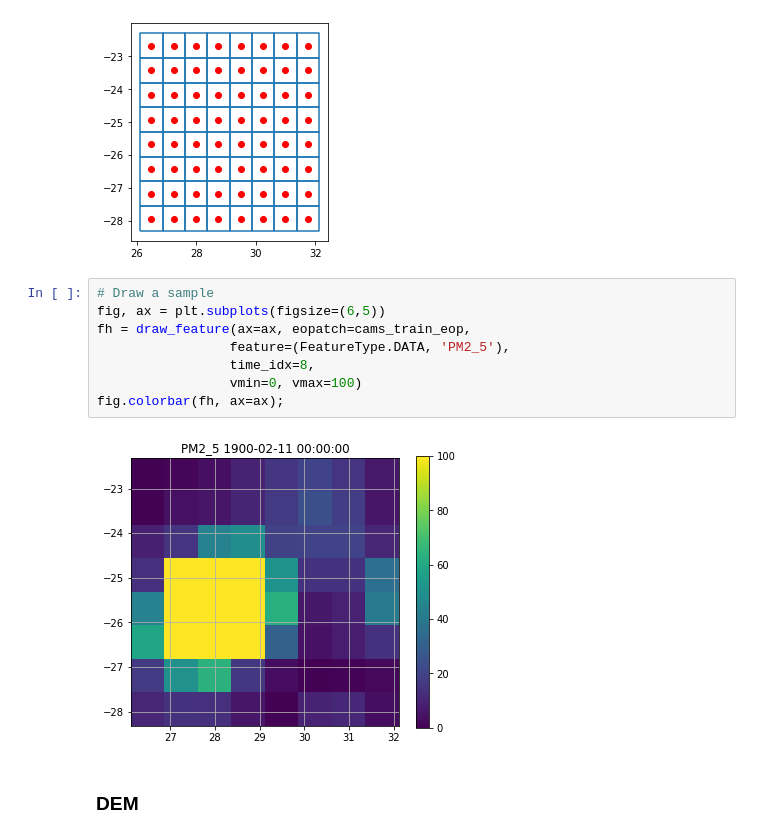
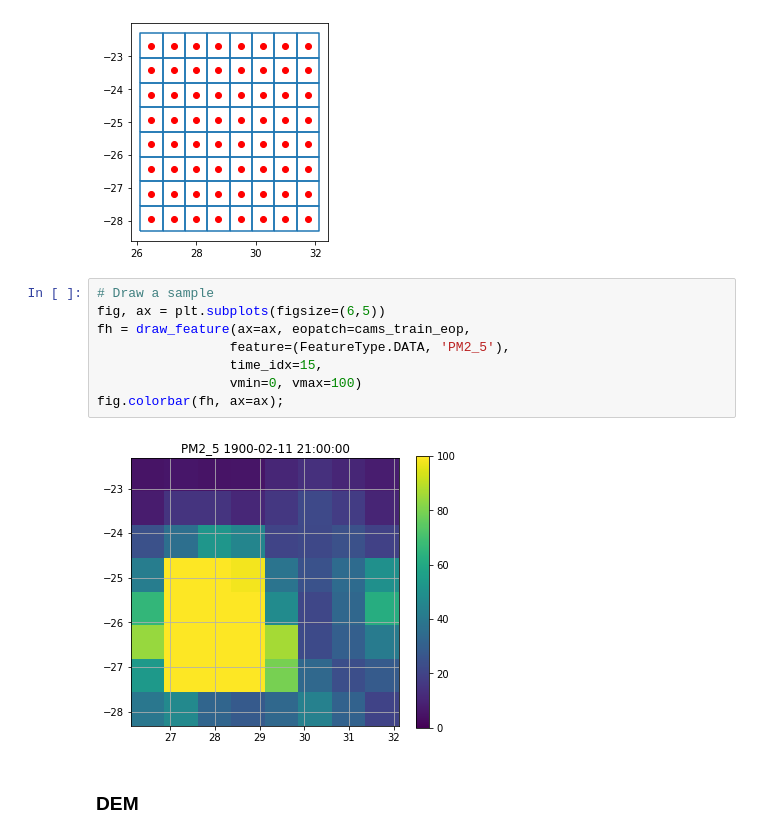
Before and after one commit to masawdah/air_quality, a Jupyter notebook: train_PM25.ipynb, the cells around one changed output. Cells and saved outputs as stored; diff of their text form.

```diff
--- a/train_PM25.ipynb
+++ b/train_PM25.ipynb
@@ -96,13 +97,13 @@ plt.show()
 # %%
 # Draw a sample
 fig, ax = plt.subplots(figsize=(6,5))
 fh = draw_feature(ax=ax, eopatch=cams_train_eop,
                  feature=(FeatureType.DATA, 'PM2_5'),
-                 time_idx=8,
+                 time_idx=15,
                  vmin=0, vmax=100)
 fig.colorbar(fh, ax=ax);
 # %% [output]
-[figure, old version]
+[figure, new version]
 # %% [markdown]
 ### DEM
 # %%
```
Also changed, not shown: parts of 32 cells of this notebook, 2 other files.
